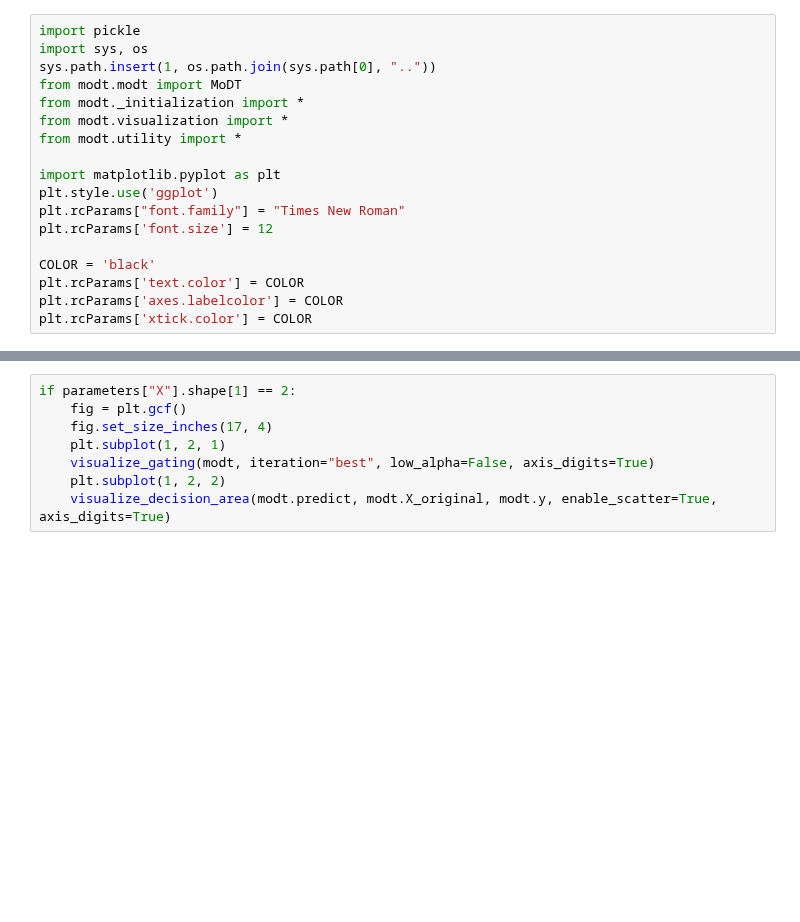
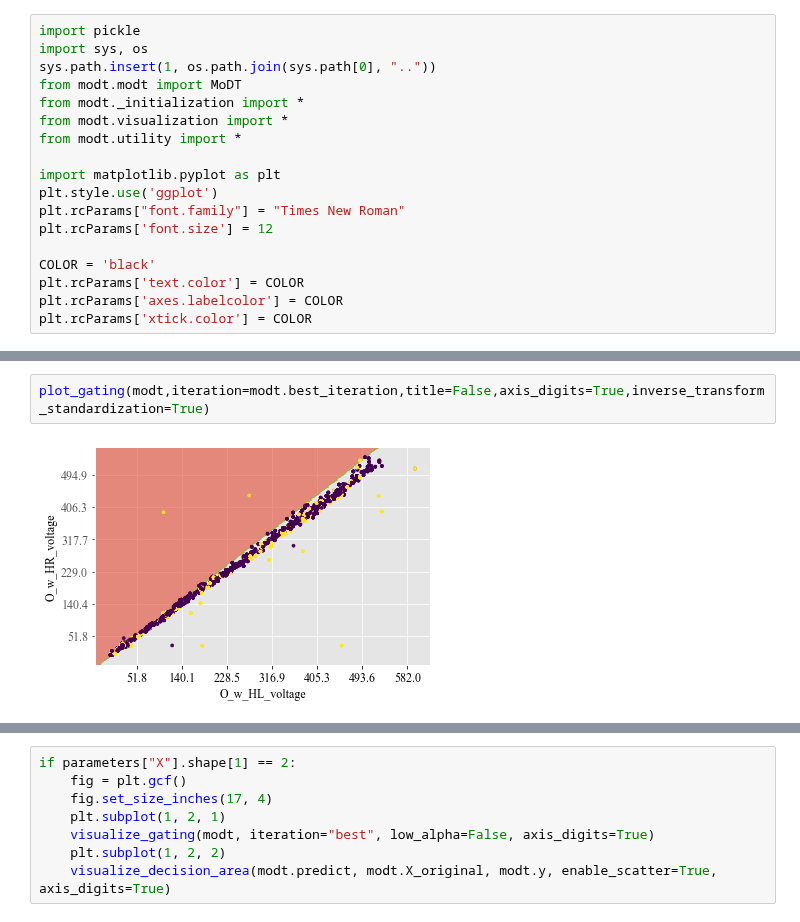
Before and after one commit to simsal0r/mixture-of-decision-trees, a Jupyter notebook: plotting/initialization.ipynb, the cells around one changed output, grey strips where cells are left out. Drawn from its saved outputs; the diff is of its cells as text; blank space fills up the shorter version.

```diff
--- a/plotting/initialization.ipynb
+++ b/plotting/initialization.ipynb
@@ -94,3 +113,7 @@ Depth: 4 accuracy: 0.6300875837197321
+# %%
+plot_gating(modt,iteration=modt.best_iteration,title=False,axis_digits=True,inverse_transform_standardization=True)
+# %% [output]
+[figure, added]
 # %%
 fig = plt.gcf()
 fig.set_size_inches(16.5, 4)
```
Also changed, not shown: parts of 14 cells of this notebook, 1 other file.
